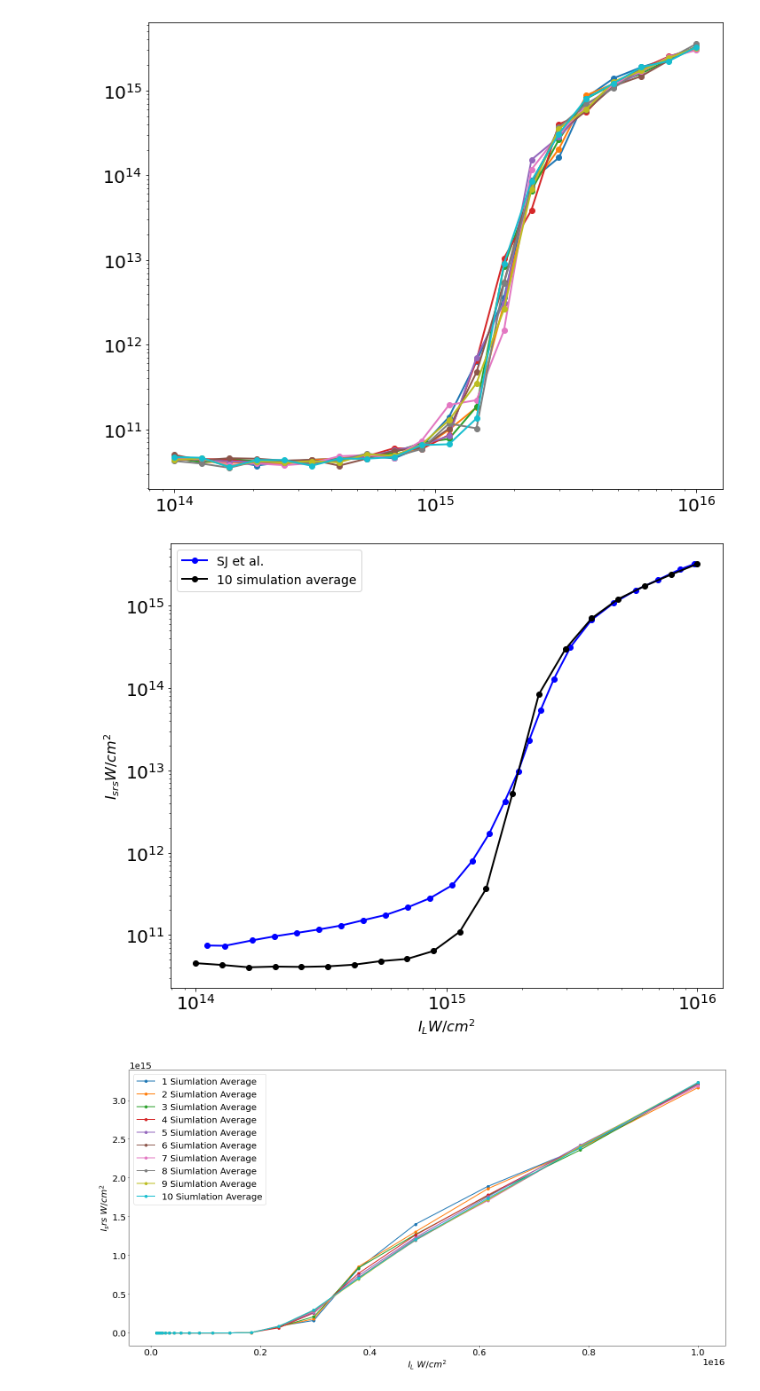
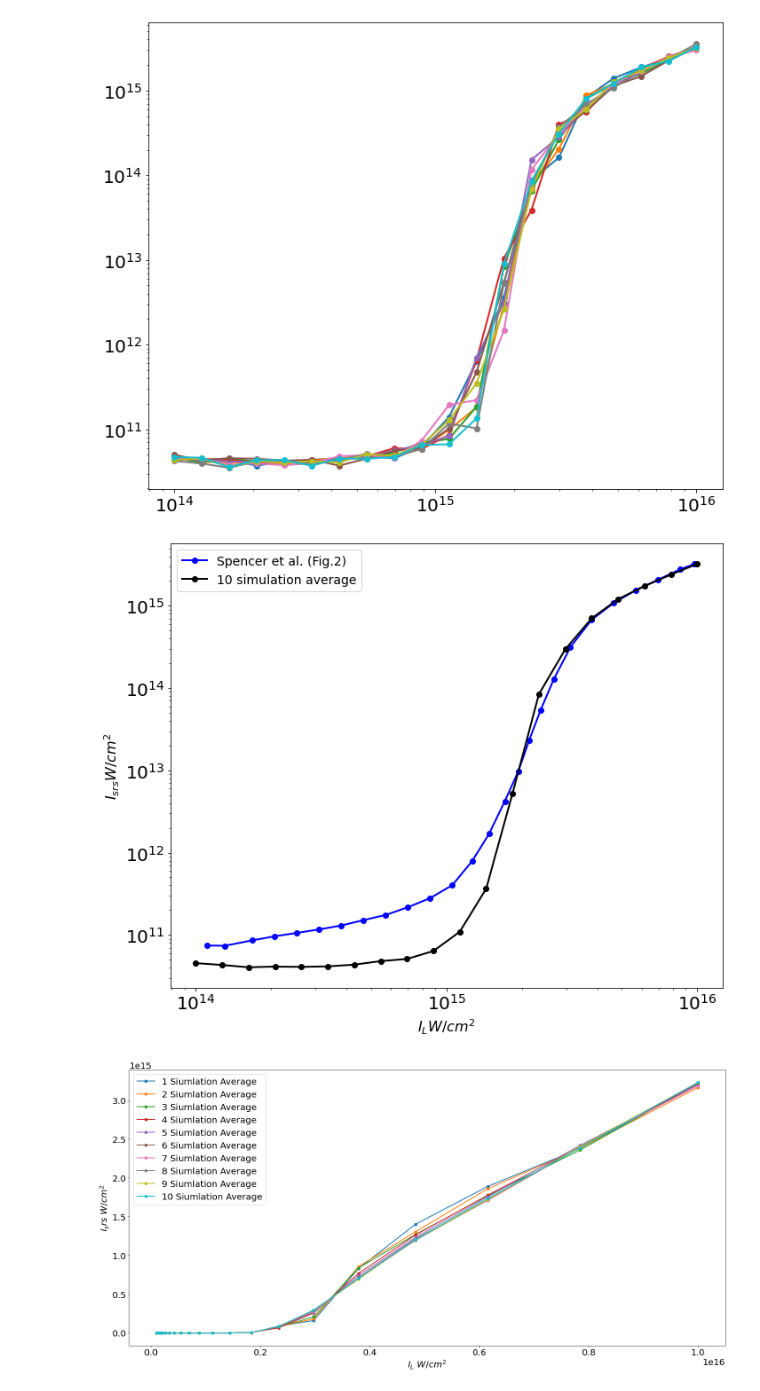
Before and after one commit to gosling123/epoch_surra, a Jupyter notebook: reflectivity_test/Ensemble_Average_Test.ipynb, the cells around one changed output. Drawn from its saved outputs; the diff is of its cells as text; code cells hidden in the pictures.

```diff
--- a/reflectivity_test/Ensemble_Average_Test.ipynb
+++ b/reflectivity_test/Ensemble_Average_Test.ipynb
@@ -108,14 +108,14 @@ for i in range(len(I_av)):
     I_av[i] = average(I, num=int(i+1))
     I_srs_av[i] = average(I_srs, num=int(i+1))
 # %%
-plt.loglog(I_SJ, I_srs_SJ, '-o', color = 'blue', label = 'SJ et al.')
+plt.loglog(I_SJ, I_srs_SJ, '-o', color = 'blue', label = 'Spencer et al. (Fig.2)')
 plt.plot(I_av[-1], I_srs_av[-1], '-o', color = 'black', label = f'{len(I_srs)} simulation average')
 plt.xlabel(r'$I_{L} W/cm^2$', fontsize = 16)
 plt.ylabel(r'$I_{srs} W/cm^2$', fontsize = 16)
 plt.legend(fontsize = 14)
 plt.gcf().set_size_inches(10,8)
 # %% [output]
-[figure, old version]
+[figure, new version]
 # %%
 for i in range(len(I)):
     plt.plot(I_av[i], I_srs_av[i], '-o', label = f'{i+1} Siumlation Average')
```
Also changed, not shown: parts of 2 cells of this notebook, 47 other files.
